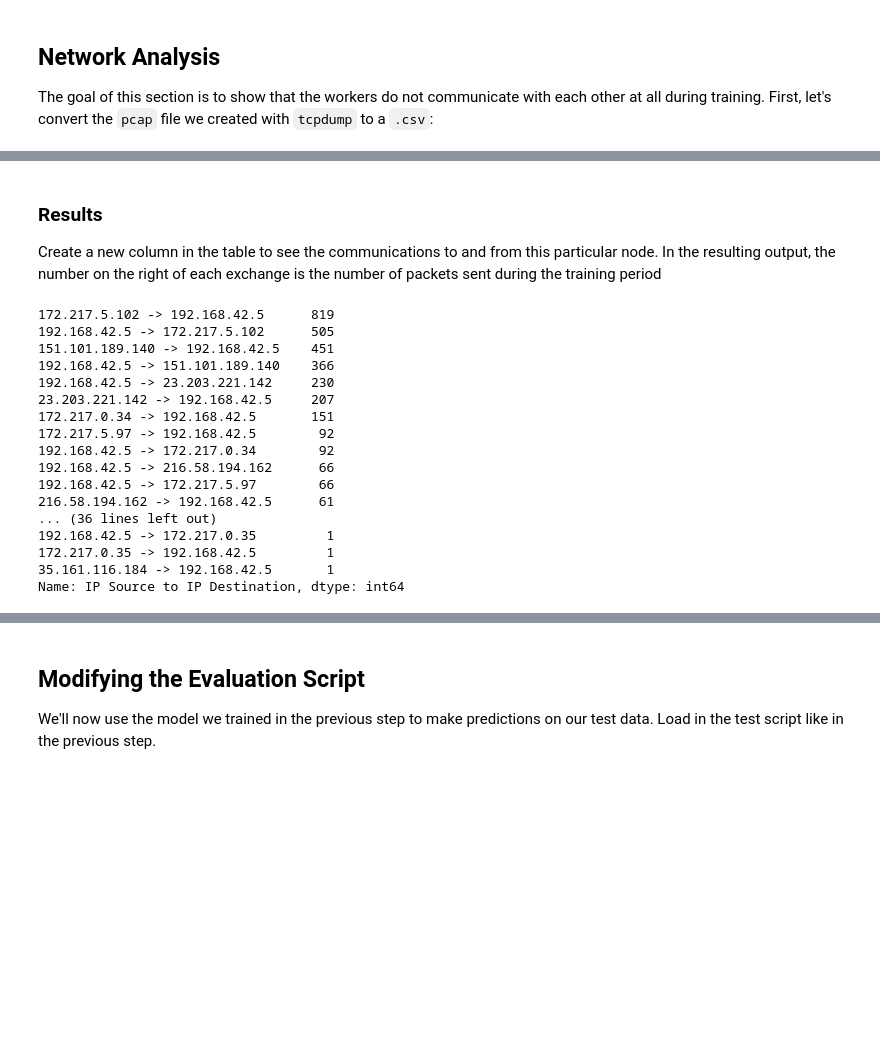
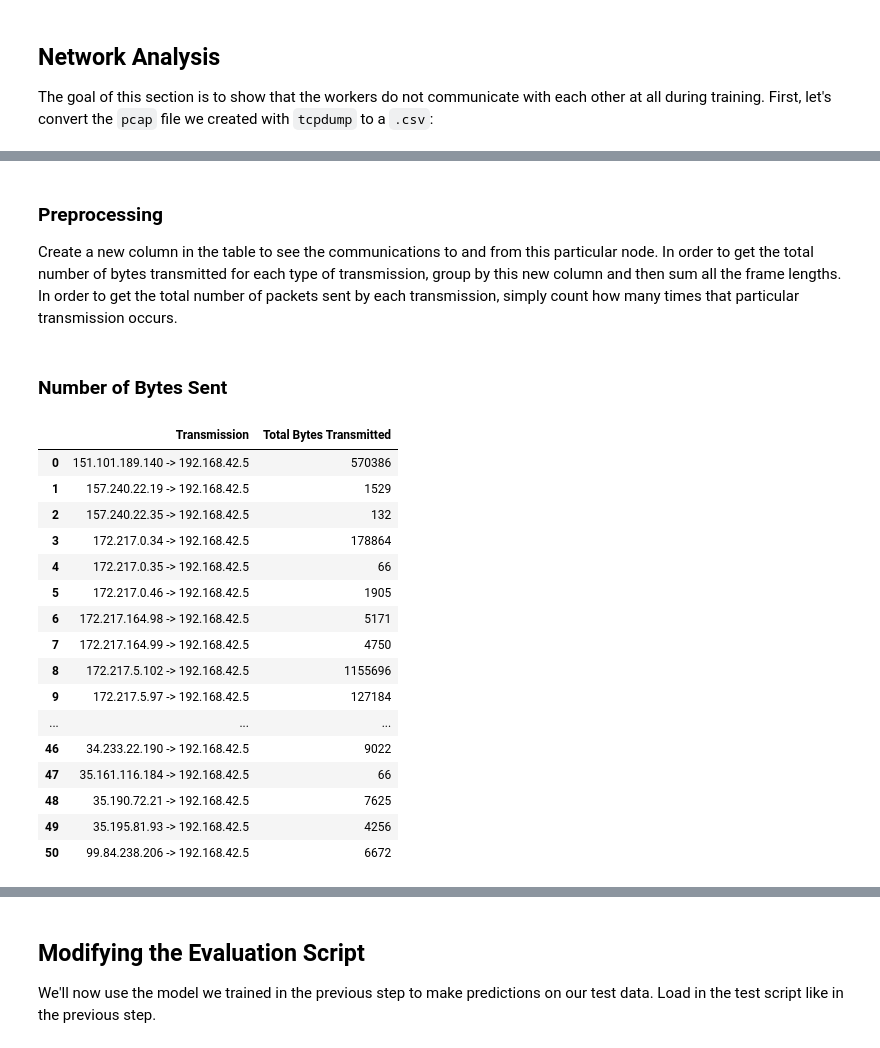
Before and after one commit to mc2-project/risecamp, a Jupyter notebook: mc2/tutorial/Exercise 3.ipynb, the cells around one changed output, grey strips where cells are left out. Saved outputs shown, nothing was run; the diff lists cells and outputs as text; code cells hidden in the pictures; blank space fills up the shorter version.

Commit message:
cleaned up results, added cell for total number of bytes per transmission

```diff
--- a/mc2/tutorial/Exercise 3.ipynb
+++ b/mc2/tutorial/Exercise 3.ipynb
@@ -74,24 +90,29 @@ capture.replace(labels, inplace=True)
 # %% [markdown]
-### Results
-Create a new column in the table to see the communications to and from this particular node. In the resulting output, the number on the right of each exchange is the number of packets sent during the training period
+### Preprocessing
+Create a new column in the table to see the communications to and from this particular node. In order to get the total number of bytes transmitted for each type of transmission, group by this new column and then sum all the frame lengths. In order to get the total number of packets sent by each transmission, simply count how many times that particular transmission occurs.
 # %%
-capture['IP Source to IP Destination'] = capture.apply(lambda row: row['IP Source'] + ' -> ' + row['IP Destination'], axis=1)
-capture['IP Source to IP Destination'].value_counts()
+capture['Transmission'] = capture.apply(lambda row: row['IP Source'] + ' -> ' + row['IP Destination'], axis=1)
+count_bytes = capture.groupby('Transmission', as_index=False)['Transmission', 'Frame Length'].sum()
+count_bytes.rename(mapper={'Frame Length': 'Total Bytes Transmitted'}, inplace=True, axis=1)
-# %% [output]
-172.217.5.102 -> 192.168.42.5      819
-192.168.42.5 -> 172.217.5.102      505
-151.101.189.140 -> 192.168.42.5    451
-192.168.42.5 -> 151.101.189.140    366
-192.168.42.5 -> 23.203.221.142     230
-23.203.221.142 -> 192.168.42.5     207
-172.217.0.34 -> 192.168.42.5       151
-172.217.5.97 -> 192.168.42.5        92
-192.168.42.5 -> 172.217.0.34        92
-192.168.42.5 -> 216.58.194.162      66
-192.168.42.5 -> 172.217.5.97        66
-216.58.194.162 -> 192.168.42.5      61
-... (36 lines left out)
-192.168.42.5 -> 172.217.0.35         1
-172.217.0.35 -> 192.168.42.5         1
-35.161.116.184 -> 192.168.42.5       1
-Name: IP Source to IP Destination, dtype: int64
+# %% [markdown]
+### Number of Bytes Sent
+# %%
+count_bytes
+# %% [output]
+|  | Transmission | Total Bytes Transmitted |
+| 0 | 151.101.189.140 -> 192.168.42.5 | 570386 |
+| 1 | 157.240.22.19 -> 192.168.42.5 | 1529 |
+| 2 | 157.240.22.35 -> 192.168.42.5 | 132 |
+| 3 | 172.217.0.34 -> 192.168.42.5 | 178864 |
+| 4 | 172.217.0.35 -> 192.168.42.5 | 66 |
+| 5 | 172.217.0.46 -> 192.168.42.5 | 1905 |
+| 6 | 172.217.164.98 -> 192.168.42.5 | 5171 |
+| 7 | 172.217.164.99 -> 192.168.42.5 | 4750 |
+| 8 | 172.217.5.102 -> 192.168.42.5 | 1155696 |
+| 9 | 172.217.5.97 -> 192.168.42.5 | 127184 |
+| ... | ... | ... |
+| 46 | 34.233.22.190 -> 192.168.42.5 | 9022 |
+| 47 | 35.161.116.184 -> 192.168.42.5 | 66 |
+| 48 | 35.190.72.21 -> 192.168.42.5 | 7625 |
+| 49 | 35.195.81.93 -> 192.168.42.5 | 4256 |
+| 50 | 99.84.238.206 -> 192.168.42.5 | 6672 |
```
Also changed, not shown: parts of 4 cells of this notebook.
